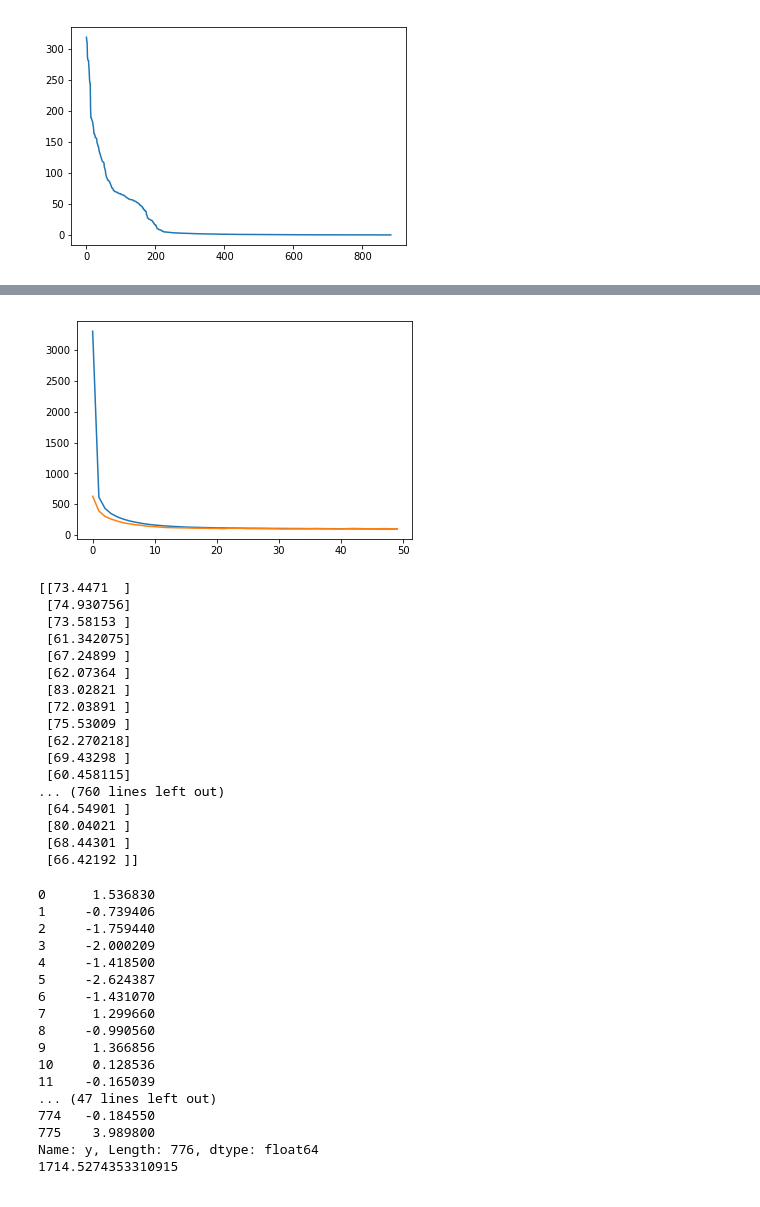
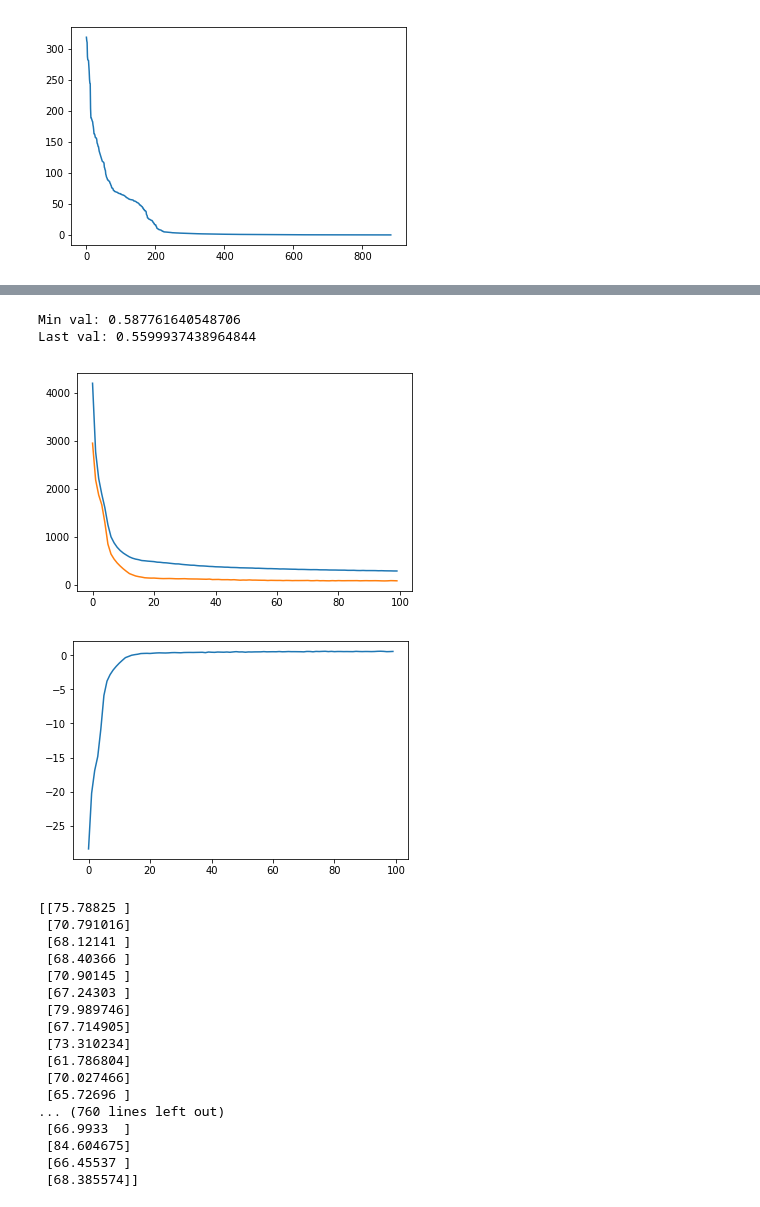
Before and after one commit to alexus37/AML-18, a Jupyter notebook: task1/fv_keras_optimization.ipynb, the cells around one changed output, grey strips where cells are left out. Saved outputs shown, nothing was run; the diff lists cells and outputs as text; code cells hidden in the pictures.

```diff
--- a/task1/fv_keras_optimization.ipynb
+++ b/task1/fv_keras_optimization.ipynb
@@ -261,37 +257,44 @@ Epoch 50/50
 # %%
 # visualizing losses and accuracy
 train_loss = seqModel.history['loss']
 val_loss   = seqModel.history['val_loss']
-train_acc  = seqModel.history['coeff_determination']
+val_coeff_determination  = seqModel.history['val_coeff_determination']
 xc         = range(num_epochs)
 
+#Min val: 0.6423026919364929
+# Last val: 0.6423026919364929
 
 plt.plot(xc, train_loss);
 plt.plot(xc, val_loss);
+print("Min val: {}".format(np.max(val_coeff_determination)))
+print("Last val: {}".format(val_coeff_determination[-1]))
+plt.figure()
+plt.plot(xc, val_coeff_determination);
 # %% [output]
+Min val: 0.587761640548706
+Last val: 0.5599937438964844
-[figure, old version]
+[figure, new version]
+[figure, added]
 # %%
 #Predict on test set
-
 predictions = model.predict(X_test_subset)
-print(predictions)
 # %% [output]
-[[73.4471  ]
- [74.930756]
- [73.58153 ]
- [61.342075]
- [67.24899 ]
- [62.07364 ]
- [83.02821 ]
- [72.03891 ]
- [75.53009 ]
- [62.270218]
- [69.43298 ]
- [60.458115]
+[[75.78825 ]
+ [70.791016]
+ [68.12141 ]
+ [68.40366 ]
+ [70.90145 ]
+ [67.24303 ]
+ [79.989746]
+ [67.714905]
+ [73.310234]
+ [61.786804]
+ [70.027466]
+ [65.72696 ]
 ... (760 lines left out)
- [64.54901 ]
- [80.04021 ]
- [68.44301 ]
- [66.42192 ]]
+ [66.9933  ]
+ [84.604675]
+ [66.45537 ]
+ [68.385574]]
 # %%
 #Prepare predictions to be wirtten to csv
@@ -301,28 +304,3 @@ test_data["y"] = predictions
 test_data[["id", "y"]].to_csv("submissions/"+filename, index= False)
 
 #print(y_pred)
-# %%
-pred_1 =  pd.read_csv("submissions/ax_keras_gpu.csv")
-pred_2 =  pd.read_csv("submissions/ax_keras_gpu_2.csv")
-
-diff = pred_1["y"] - pred_2["y"]
-print(diff)
-print(np.sum(diff * diff))
-# %% [output]
-0      1.536830
-1     -0.739406
-2     -1.759440
-3     -2.000209
-4     -1.418500
-5     -2.624387
-6     -1.431070
-7      1.299660
-8     -0.990560
-9      1.366856
-10     0.128536
-11    -0.165039
-... (47 lines left out)
-774   -0.184550
-775    3.989800
-Name: y, Length: 776, dtype: float64
-1714.5274353310915
```
Also changed, not shown: parts of 8 cells of this notebook, 7 other files.
